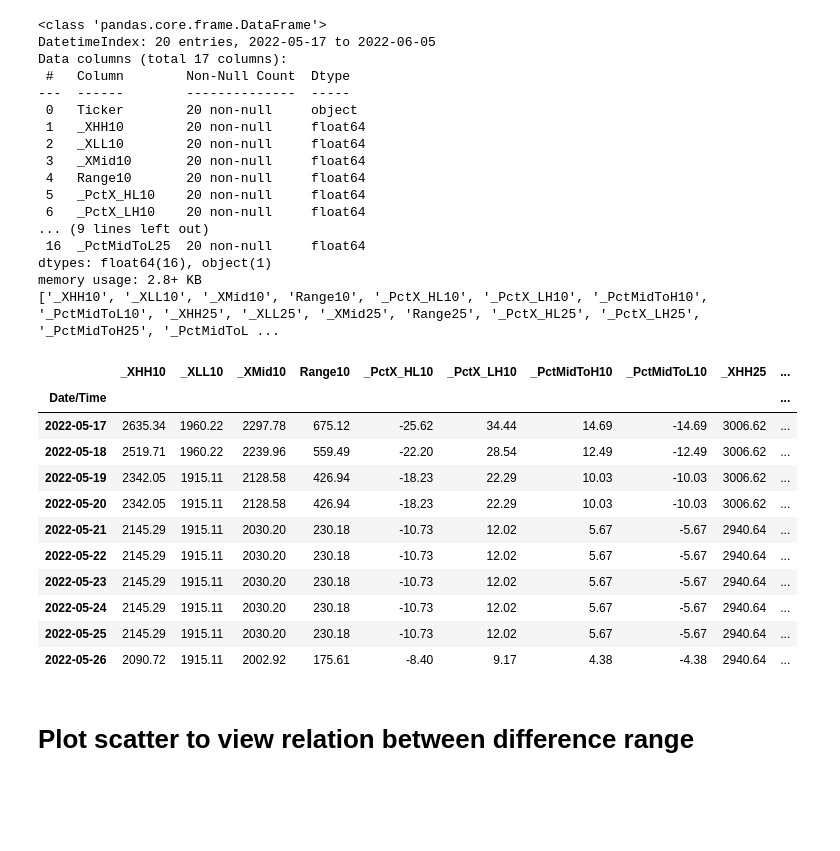
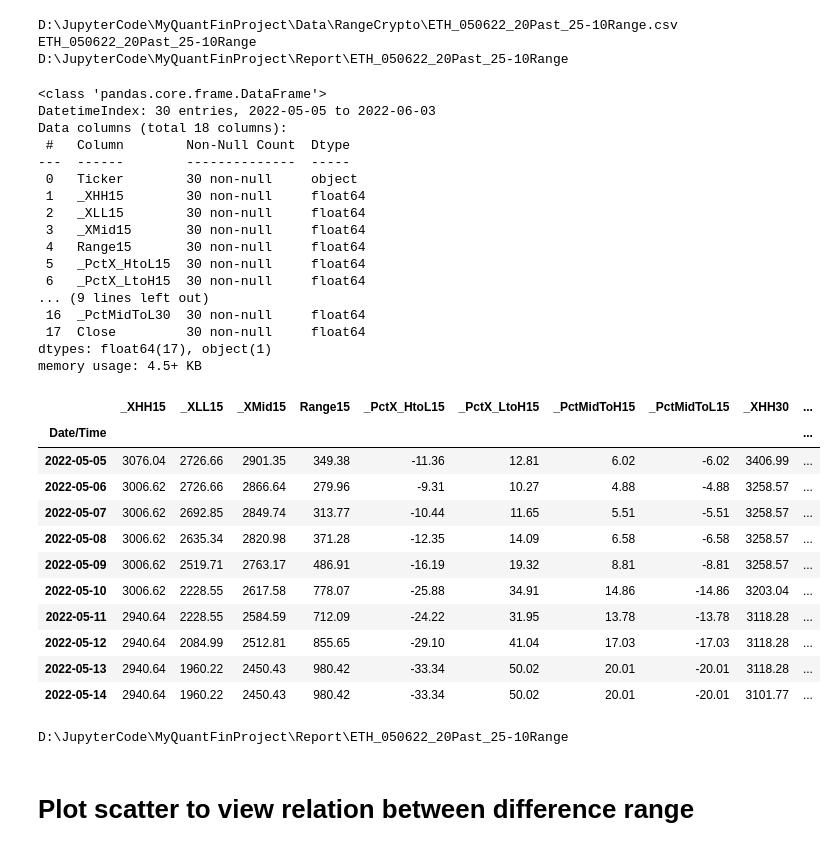
Before and after one commit to technqvi/FinQuant, a Jupyter notebook: Crypto-HLRange.ipynb, the cells around one changed output. Saved outputs shown, nothing was run; the diff lists cells and outputs as text; code cells hidden in the pictures; blank space fills up the shorter version.

```diff
--- a/Crypto-HLRange.ipynb
+++ b/Crypto-HLRange.ipynb
@@ -13,53 +11,83 @@ file_path=r'D:\JupyterCode\MyQuantFinProject\Data\RangeCrypto\ETH_050622_20Past_
+# %%
+file_path=r'D:\JupyterCode\MyQuantFinProject\Data\RangeCrypto\ETH_050622_20Past_25-10Range.csv'
+symbol="ETH"
+#file_path=r'D:\JupyterCode\MyQuantFinProject\Data\RangeCrypto\ETH_Range_050622_30Past_15R.csv'
+
+root_report_path='D:\JupyterCode\MyQuantFinProject\Report'
+
+folder_report = os.path.splitext((os.path.split(file_path)[1]))[0]
+print(file_path)
+print(folder_report)
+
+
+report_path=os.path.join(root_report_path,folder_report)
+print(report_path)
+# %% [output]
+D:\JupyterCode\MyQuantFinProject\Data\RangeCrypto\ETH_050622_20Past_25-10Range.csv
+ETH_050622_20Past_25-10Range
+D:\JupyterCode\MyQuantFinProject\Report\ETH_050622_20Past_25-10Range
 # %%
 range_df=pd.read_csv(file_path,index_col='Date/Time',parse_dates=['Date/Time'],dayfirst=True)
 range_df.info()
 range_df.drop(columns='Ticker',inplace=True)
 
 list_cols=list(range_df.columns)
 
 
 #Cut only interval looking
 fromDate='2022-01-25';
-toDate='2022-12';
+toDate='2022-06';
 
 if fromDate!='' and toDate!='':
  df=range_df[fromDate:toDate]
 else:
  df=range_df
 
 
 df.head(10)
 #df.tail()
 # %% [output]
 <class 'pandas.core.frame.DataFrame'>
-DatetimeIndex: 20 entries, 2022-05-17 to 2022-06-05
-Data columns (total 17 columns):
+DatetimeIndex: 30 entries, 2022-05-05 to 2022-06-03
+Data columns (total 18 columns):
  #   Column        Non-Null Count  Dtype
 ---  ------        --------------  -----
- 0   Ticker        20 non-null     object
- 1   _XHH10        20 non-null     float64
- 2   _XLL10        20 non-null     float64
- 3   _XMid10       20 non-null     float64
- 4   Range10       20 non-null     float64
- 5   _PctX_HL10    20 non-null     float64
- 6   _PctX_LH10    20 non-null     float64
+ 0   Ticker        30 non-null     object
+ 1   _XHH15        30 non-null     float64
+ 2   _XLL15        30 non-null     float64
+ 3   _XMid15       30 non-null     float64
+ 4   Range15       30 non-null     float64
+ 5   _PctX_HtoL15  30 non-null     float64
+ 6   _PctX_LtoH15  30 non-null     float64
 ... (9 lines left out)
- 16  _PctMidToL25  20 non-null     float64
-dtypes: float64(16), object(1)
-memory usage: 2.8+ KB
-['_XHH10', '_XLL10', '_XMid10', 'Range10', '_PctX_HL10', '_PctX_LH10', '_PctMidToH10', '_PctMidToL10', '_XHH25', '_XLL25', '_XMid25', 'Range25', '_PctX_HL25', '_PctX_LH25', '_PctMidToH25', '_PctMidToL ...
+ 16  _PctMidToL30  30 non-null     float64
+ 17  Close         30 non-null     float64
+dtypes: float64(17), object(1)
+memory usage: 4.5+ KB
-|  | _XHH10 | _XLL10 | _XMid10 | Range10 | _PctX_HL10 | _PctX_LH10 | _PctMidToH10 | _PctMidToL10 | _XHH25 | ... |
+|  | _XHH15 | _XLL15 | _XMid15 | Range15 | _PctX_HtoL15 | _PctX_LtoH15 | _PctMidToH15 | _PctMidToL15 | _XHH30 | ... |
 | Date/Time |  |  |  |  |  |  |  |  |  | ... |
-| 2022-05-17 | 2635.34 | 1960.22 | 2297.78 | 675.12 | -25.62 | 34.44 | 14.69 | -14.69 | 3006.62 | ... |
-| 2022-05-18 | 2519.71 | 1960.22 | 2239.96 | 559.49 | -22.20 | 28.54 | 12.49 | -12.49 | 3006.62 | ... |
-| 2022-05-19 | 2342.05 | 1915.11 | 2128.58 | 426.94 | -18.23 | 22.29 | 10.03 | -10.03 | 3006.62 | ... |
-| 2022-05-20 | 2342.05 | 1915.11 | 2128.58 | 426.94 | -18.23 | 22.29 | 10.03 | -10.03 | 3006.62 | ... |
-| 2022-05-21 | 2145.29 | 1915.11 | 2030.20 | 230.18 | -10.73 | 12.02 | 5.67 | -5.67 | 2940.64 | ... |
-| 2022-05-22 | 2145.29 | 1915.11 | 2030.20 | 230.18 | -10.73 | 12.02 | 5.67 | -5.67 | 2940.64 | ... |
-| 2022-05-23 | 2145.29 | 1915.11 | 2030.20 | 230.18 | -10.73 | 12.02 | 5.67 | -5.67 | 2940.64 | ... |
-| 2022-05-24 | 2145.29 | 1915.11 | 2030.20 | 230.18 | -10.73 | 12.02 | 5.67 | -5.67 | 2940.64 | ... |
-| 2022-05-25 | 2145.29 | 1915.11 | 2030.20 | 230.18 | -10.73 | 12.02 | 5.67 | -5.67 | 2940.64 | ... |
-| 2022-05-26 | 2090.72 | 1915.11 | 2002.92 | 175.61 | -8.40 | 9.17 | 4.38 | -4.38 | 2940.64 | ... |
+| 2022-05-05 | 3076.04 | 2726.66 | 2901.35 | 349.38 | -11.36 | 12.81 | 6.02 | -6.02 | 3406.99 | ... |
+| 2022-05-06 | 3006.62 | 2726.66 | 2866.64 | 279.96 | -9.31 | 10.27 | 4.88 | -4.88 | 3258.57 | ... |
+| 2022-05-07 | 3006.62 | 2692.85 | 2849.74 | 313.77 | -10.44 | 11.65 | 5.51 | -5.51 | 3258.57 | ... |
+| 2022-05-08 | 3006.62 | 2635.34 | 2820.98 | 371.28 | -12.35 | 14.09 | 6.58 | -6.58 | 3258.57 | ... |
+| 2022-05-09 | 3006.62 | 2519.71 | 2763.17 | 486.91 | -16.19 | 19.32 | 8.81 | -8.81 | 3258.57 | ... |
+| 2022-05-10 | 3006.62 | 2228.55 | 2617.58 | 778.07 | -25.88 | 34.91 | 14.86 | -14.86 | 3203.04 | ... |
+| 2022-05-11 | 2940.64 | 2228.55 | 2584.59 | 712.09 | -24.22 | 31.95 | 13.78 | -13.78 | 3118.28 | ... |
+| 2022-05-12 | 2940.64 | 2084.99 | 2512.81 | 855.65 | -29.10 | 41.04 | 17.03 | -17.03 | 3118.28 | ... |
+| 2022-05-13 | 2940.64 | 1960.22 | 2450.43 | 980.42 | -33.34 | 50.02 | 20.01 | -20.01 | 3118.28 | ... |
+| 2022-05-14 | 2940.64 | 1960.22 | 2450.43 | 980.42 | -33.34 | 50.02 | 20.01 | -20.01 | 3101.77 | ... |
+# %%
+# create directory
+
+try:
+ if not os.path.exists(report_path):
+     os.mkdir(report_path)
+     print(report_path)
+
+except OSError as error:
+    raise error
+# %% [output]
+D:\JupyterCode\MyQuantFinProject\Report\ETH_050622_20Past_25-10Range
 # %% [markdown]
 # Plot scatter to view relation between difference range
 # %%
```
Also changed, not shown: parts of 13 cells of this notebook.
